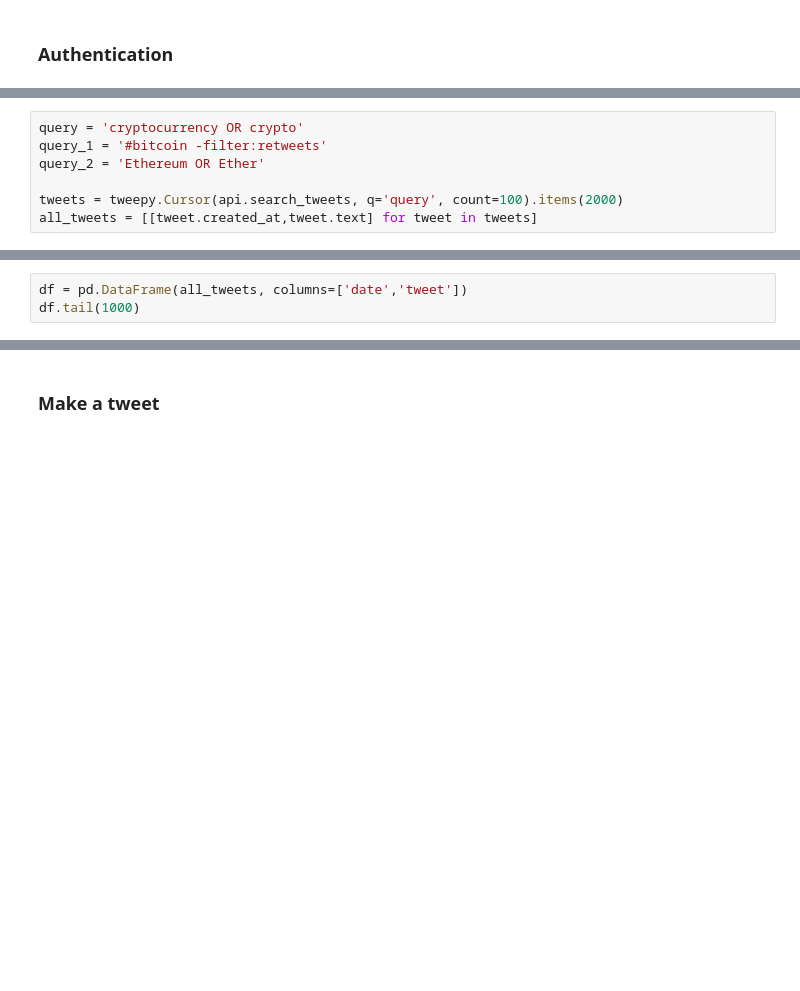
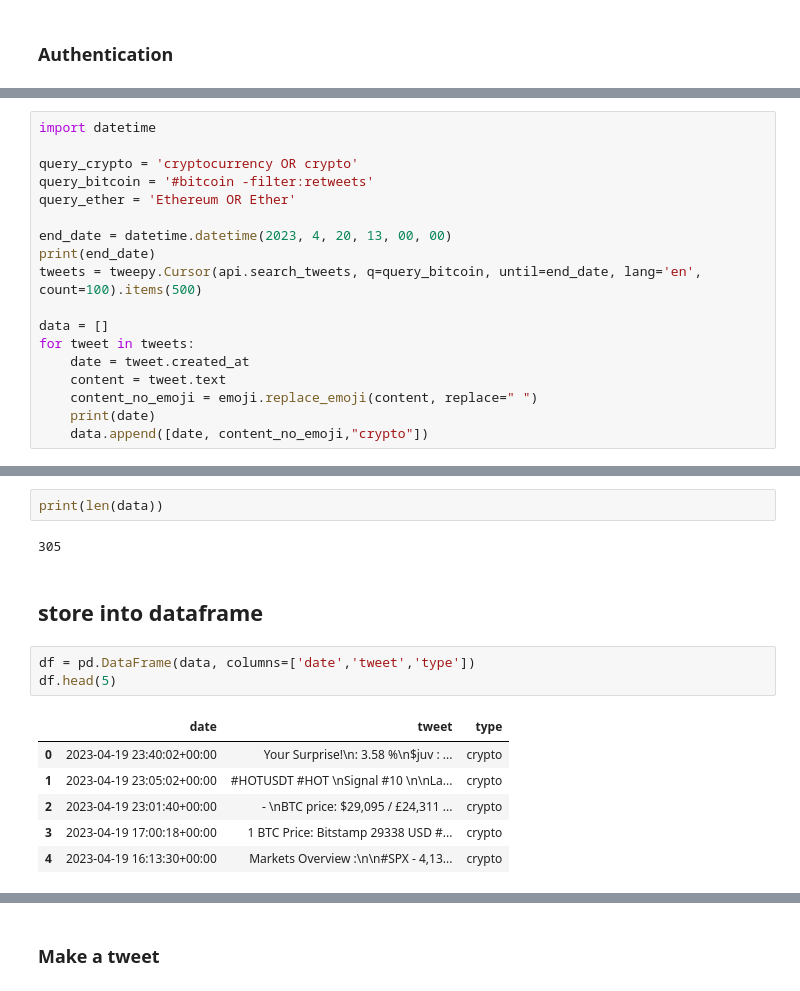
Before and after one commit to TongWu/ELEN-6889_Crypto_Prediction_With_Tweet, a Jupyter notebook: Stream_Preprocessing/Twitter/b1_tweepy_walkthrough.ipynb, the cells around one changed output, grey strips where cells are left out. Cells and saved outputs as stored; diff of their text form; blank space fills up the shorter version.

Commit message:
integrate twitter and crypto data

```diff
--- a/Stream_Preprocessing/Twitter/b1_tweepy_walkthrough.ipynb
+++ b/Stream_Preprocessing/Twitter/b1_tweepy_walkthrough.ipynb
@@ -34,9 +37,20 @@ auth = tweepy.OAuth1UserHandler(
 )
 api = tweepy.API(auth, wait_on_rate_limit=True)
 # %%
-query = 'cryptocurrency OR crypto'
-query_1 = '#bitcoin -filter:retweets'
-query_2 = 'Ethereum OR Ether'
+import datetime
 
-tweets = tweepy.Cursor(api.search_tweets, q='query', count=100).items(2000)
-all_tweets = [[tweet.created_at,tweet.text] for tweet in tweets]
+query_crypto = 'cryptocurrency OR crypto'
+query_bitcoin = '#bitcoin -filter:retweets'
+query_ether = 'Ethereum OR Ether'
+
+end_date = datetime.datetime(2023, 4, 20, 13, 00, 00)
+print(end_date)
+tweets = tweepy.Cursor(api.search_tweets, q=query_bitcoin, until=end_date, lang='en', count=100).items(500)
+
+data = []
+for tweet in tweets:
+    date = tweet.created_at
+    content = tweet.text
+    content_no_emoji = emoji.replace_emoji(content, replace=" ")
+    print(date)
+    data.append([date, content_no_emoji,"crypto"])
@@ -43,3 +87,16 @@ all_tweets = [[tweet.created_at,tweet.text] for tweet in tweets]
+# %%
+print(len(data))
+# %% [output]
+305
+# %% [markdown]
+## store into dataframe
 # %%
-df = pd.DataFrame(all_tweets, columns=['date','tweet'])
-df.tail(1000)
+df = pd.DataFrame(data, columns=['date','tweet','type'])
+df.head(5)
+# %% [output]
+|  | date | tweet | type |
+| 0 | 2023-04-19 23:40:02+00:00 | Your Surprise!\n: 3.58 %\n$juv : ... | crypto |
+| 1 | 2023-04-19 23:05:02+00:00 | #HOTUSDT #HOT \nSignal #10 \n\nLa... | crypto |
+| 2 | 2023-04-19 23:01:40+00:00 | - \nBTC price: $29,095 / £24,311 ... | crypto |
+| 3 | 2023-04-19 17:00:18+00:00 | 1 BTC Price: Bitstamp 29338 USD #... | crypto |
+| 4 | 2023-04-19 16:13:30+00:00 | Markets Overview :\n\n#SPX - 4,13... | crypto |
```
Also changed, not shown: parts of 12 cells of this notebook, 12 other files.
